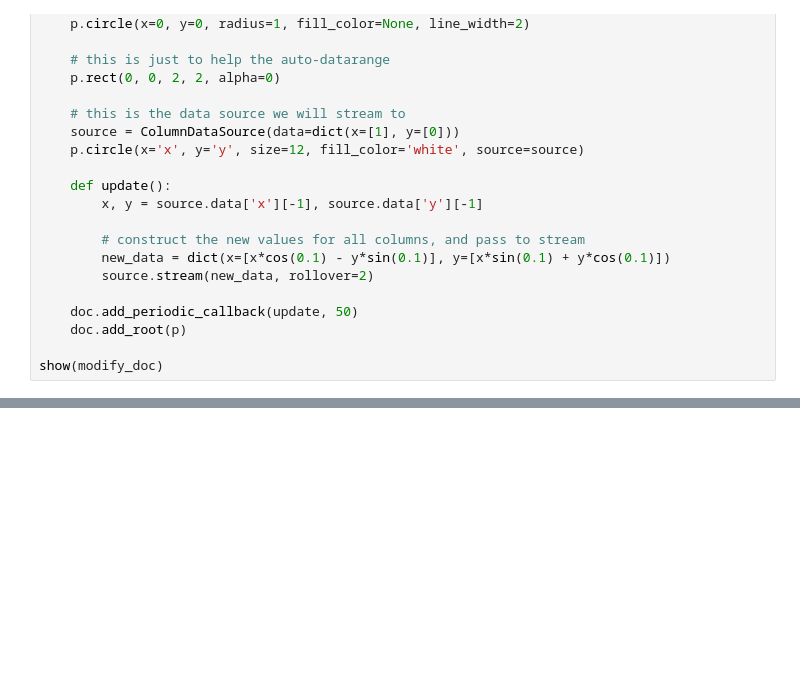
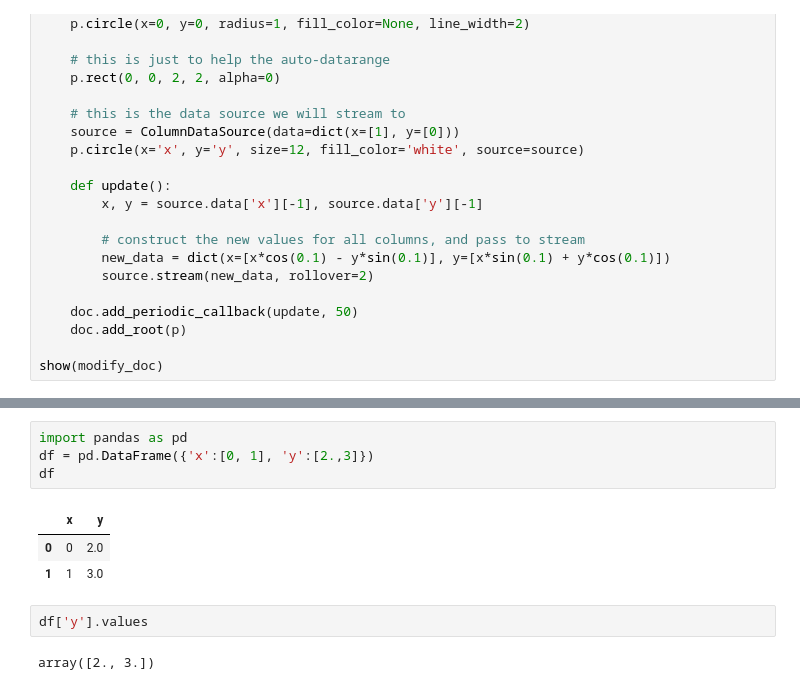
Before and after one commit to cbernet/maldives, a Jupyter notebook: bokeh/test_app_jupyter.ipynb, the cells around one changed output, grey strips where cells are left out. Drawn from its saved outputs; the diff is of its cells as text; blank space fills up the shorter version.

```diff
--- a/bokeh/test_app_jupyter.ipynb
+++ b/bokeh/test_app_jupyter.ipynb
@@ -107,0 +145,12 @@ show(p2)
+# %%
+import pandas as pd
+df = pd.DataFrame({'x':[0, 1], 'y':[2.,3]})
+df
+# %% [output]
+|  | x | y |
+| 0 | 0 | 2.0 |
+| 1 | 1 | 3.0 |
+# %%
+df['y'].values
+# %% [output]
+array([2., 3.])
```
Also changed, not shown: parts of 3 cells of this notebook, 1 other file.
